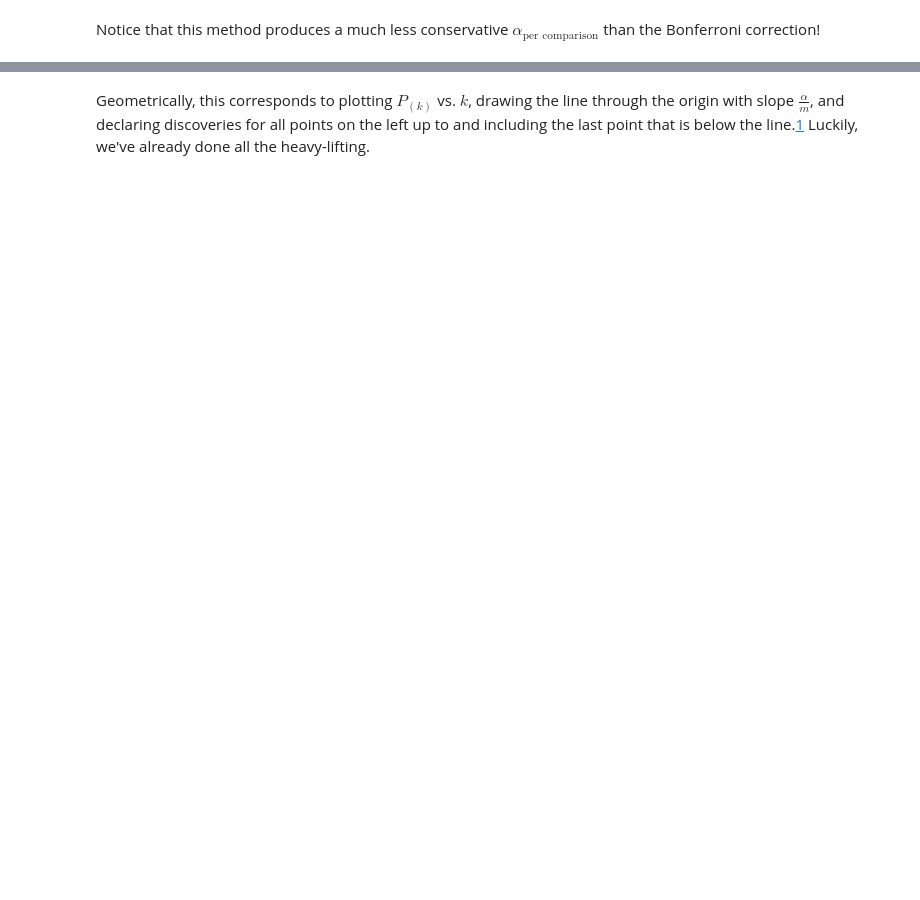
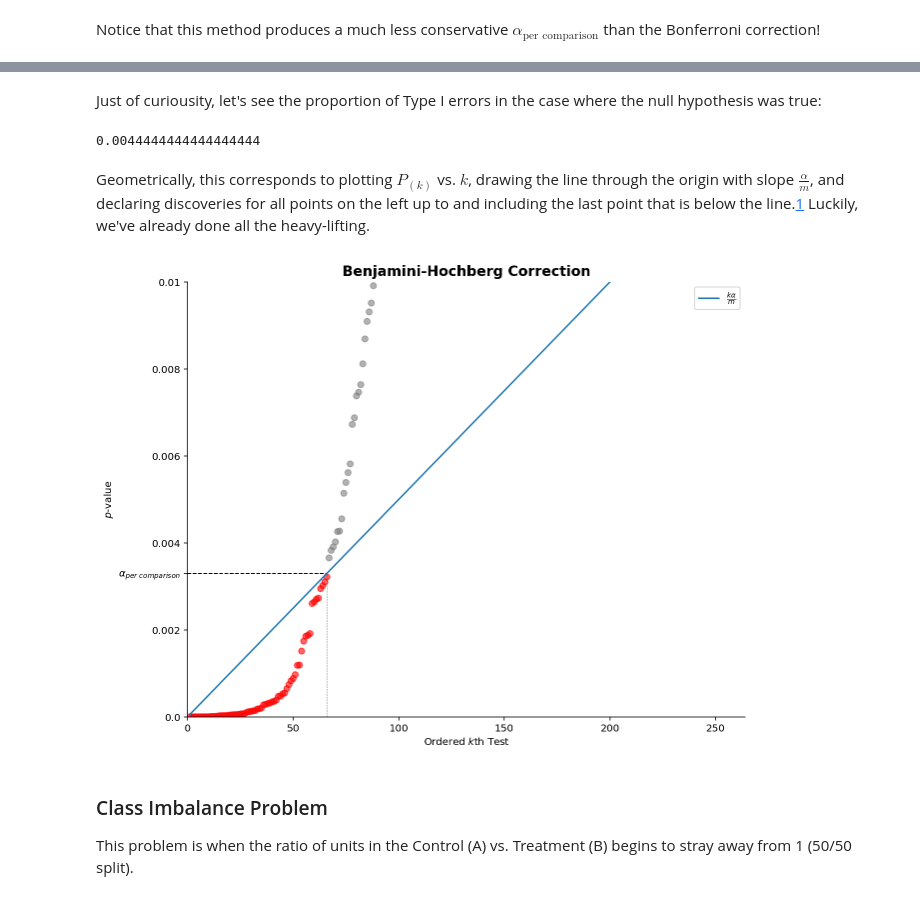
Before and after one commit to Per48edjes/Misc-Math-Practice, a Jupyter notebook: prob_stat_notes.ipynb, the cells around one changed output, grey strips where cells are left out. Saved outputs shown, nothing was run; the diff lists cells and outputs as text; code cells hidden in the pictures; blank space fills up the shorter version.

```diff
--- a/prob_stat_notes.ipynb
+++ b/prob_stat_notes.ipynb
@@ -426,6 +528,56 @@ Notice that $\alpha$ (above) is greater than the case where we applied Bonferron
+# %% [markdown]
+Just of curiousity, let's see the proportion of Type I errors in the case where the null hypothesis was true:
+# %%
+# P(Type I error)
+(stat_sig_tests < len(null_true_outcomes)).sum() / len(null_true_outcomes)
+# %% [output]
+0.0044444444444444444
 # %% [markdown]
 Geometrically, this corresponds to plotting $P_{(k)}$ vs. $k$, drawing the line through the origin with slope $\frac {\alpha}{m}$, and declaring discoveries for all points on the left up to and including the last point that is below the line.[1] Luckily, we've already done all the heavy-lifting.
 
 [1]: https://en.wikipedia.org/wiki/False_discovery_rate
 # %%
-# TODO: Plot FDR for intuition
+# Organize our data for the plot
+x = k
+y = all_outcomes_sorted
+bh_line = x * alpha / m
+
+# Conditional colors
+color = np.where(y < bh_line, 'r' , 'grey')
+
+# Plot data
+plt.figure(figsize=(10,8))
+plt.scatter(x, y, c=color, alpha=0.6, edgecolors=None)
+plt.plot(x, bh_line, label=r'$\frac{k \alpha}{m}$')
+plt.vlines(largest_k, 0, (largest_k + 0.5) * alpha / m,
+           linestyle="dashed", lw=0.5, color='k', alpha=0.3)
+plt.hlines((largest_k) * alpha / m, 0, largest_k,
+           linestyle="dashed", lw=1, color='k')
+
+# Cosmetic tweaks
+ax = plt.gca()
+ax.spines['right'].set_visible(False)
+ax.spines['top'].set_visible(False)
+plt.xlim(left=0, right=largest_k * 4)
+plt.ylim(bottom=0, top = .01)
+plt.ylabel('$p$-value')
+plt.xlabel('Ordered $k$th Test')
+plt.title('Benjamini-Hochberg Correction', fontsize=14, fontweight='bold')
+
+# Identify "boundary" p-value
+y_ticks = ax.get_yticks()
+y_ticks = np.append(y_ticks, largest_k * alpha / m)
+y_ticks_lst = y_ticks.tolist()
+y_ticks_lst[-1]= "$\\alpha_{per\ comparison}$"
+ax.set_yticks(y_ticks)
+ax.set_yticklabels(y_ticks_lst)
+
+# Show plot
+plt.legend()
+plt.show()
+# %% [output]
+[figure, added]
+# %% [markdown]
+### Class Imbalance Problem
+
+This problem is when the ratio of units in the Control (A) vs. Treatment (B) begins to stray away from 1 (50/50 split).
```
Also changed, not shown: parts of 27 cells of this notebook.
